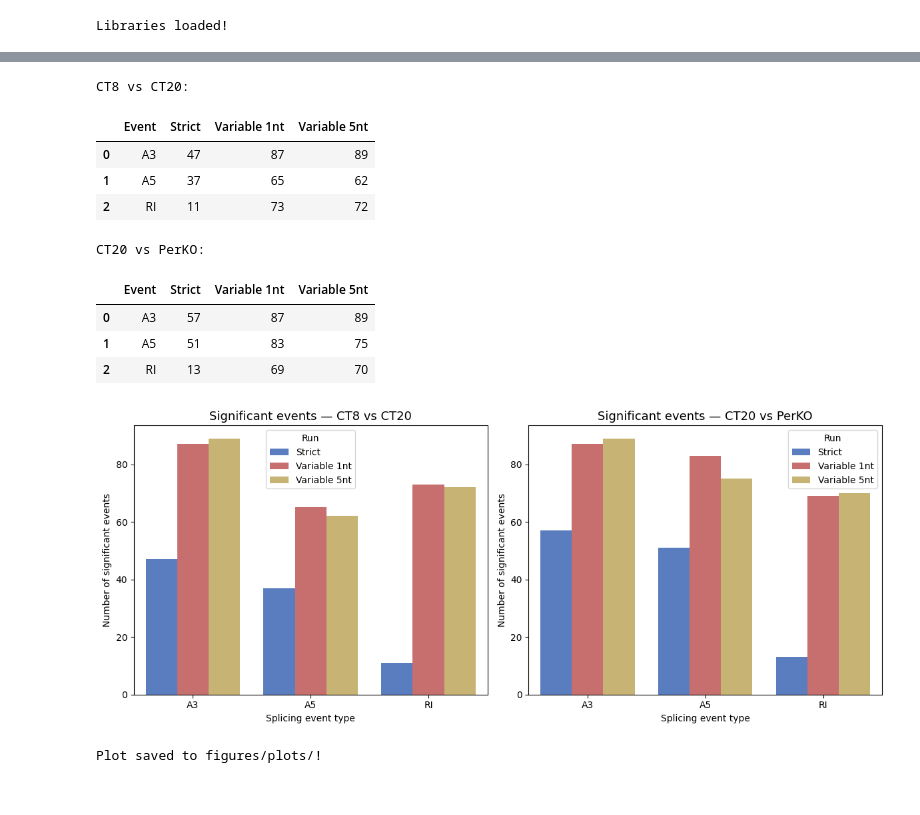
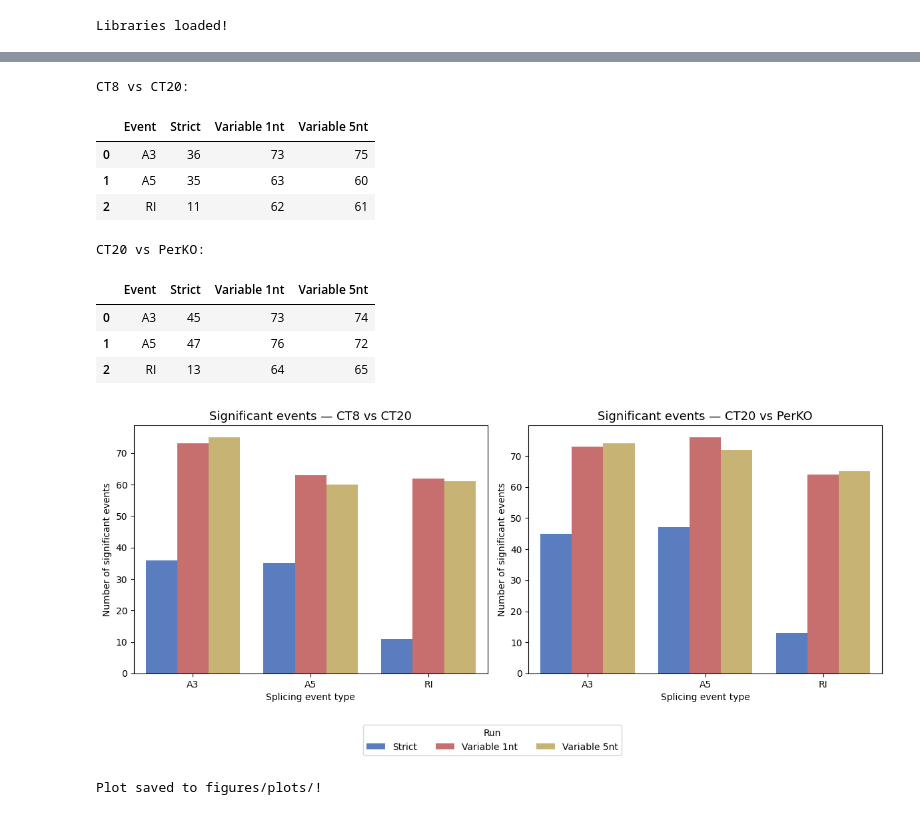
Before and after one commit to griceyrt/Internship, a Jupyter notebook: analysis/notebooks/02_barplots.ipynb, the cells around one changed output, grey strips where cells are left out. Drawn from its saved outputs; the diff is of its cells as text; code cells hidden in the pictures.

```diff
--- a/analysis/notebooks/02_barplots.ipynb
+++ b/analysis/notebooks/02_barplots.ipynb
@@ -25,18 +86,18 @@ display(df_ioe)
 # %%
-# Significant events CT8 vs CT20 (p < 0.05)
+# Significant events CT8 vs CT20 (p < 0.05, |dPSI| >= 0.1)
 data_ct8 = {
     "Event": ["A3", "A5", "RI"],
-    "Strict": [47, 37, 11],
-    "Variable 1nt": [87, 65, 73],
-    "Variable 5nt": [89, 62, 72],
+    "Strict":       [36, 35, 11],
+    "Variable 1nt": [73, 63, 62],
+    "Variable 5nt": [75, 60, 61],
 }
 
-# Significant events CT20 vs PerKO (p < 0.05)
+# Significant events CT20 vs PerKO (p < 0.05, |dPSI| >= 0.1)
 data_perko = {
     "Event": ["A3", "A5", "RI"],
-    "Strict": [57, 51, 13],
-    "Variable 1nt": [87, 83, 69],
-    "Variable 5nt": [89, 75, 70],
+    "Strict":       [45, 47, 13],
+    "Variable 1nt": [73, 76, 64],
+    "Variable 5nt": [74, 72, 65],
 }
 
 df_ct8 = pd.DataFrame(data_ct8)
@@ -49,47 +110,53 @@ display(df_perko)
 # %% [output]
 CT8 vs CT20:
 |  | Event | Strict | Variable 1nt | Variable 5nt |
-| 0 | A3 | 47 | 87 | 89 |
-| 1 | A5 | 37 | 65 | 62 |
-| 2 | RI | 11 | 73 | 72 |
+| 0 | A3 | 36 | 73 | 75 |
+| 1 | A5 | 35 | 63 | 60 |
+| 2 | RI | 11 | 62 | 61 |
 CT20 vs PerKO:
 |  | Event | Strict | Variable 1nt | Variable 5nt |
-| 0 | A3 | 57 | 87 | 89 |
-| 1 | A5 | 51 | 83 | 75 |
-| 2 | RI | 13 | 69 | 70 |
+| 0 | A3 | 45 | 73 | 74 |
+| 1 | A5 | 47 | 76 | 72 |
+| 2 | RI | 13 | 64 | 65 |
 # %%
 fig, axes = plt.subplots(1, 2, figsize=(12, 5))
 
 # Reshape data for seaborn
 df_ct8_melted = df_ct8.melt(id_vars="Event", var_name="Run", value_name="Count")
 df_perko_melted = df_perko.melt(id_vars="Event", var_name="Run", value_name="Count")
 
 # Colors
 # palette = {"Strict": "steelblue", "Variable 1nt": "salmon", "Variable 5nt": "mediumseagreen"}
 muted = sns.color_palette("muted")
 palette = {"Strict": muted[0], "Variable 1nt": muted[3], "Variable 5nt": muted[8]}
 
 # Plot 1 — CT8 vs CT20
 sns.barplot(data=df_ct8_melted, x="Event", y="Count", hue="Run",
             palette=palette, ax=axes[0])
 axes[0].set_title("Significant events — CT8 vs CT20", fontsize=13)
 axes[0].set_xlabel("Splicing event type")
 axes[0].set_ylabel("Number of significant events")
-axes[0].legend(title="Run")
 
 # Plot 2 — CT20 vs PerKO
 sns.barplot(data=df_perko_melted, x="Event", y="Count", hue="Run",
             palette=palette, ax=axes[1])
 axes[1].set_title("Significant events — CT20 vs PerKO", fontsize=13)
 axes[1].set_xlabel("Splicing event type")
 axes[1].set_ylabel("Number of significant events")
-axes[1].legend(title="Run")
+
+axes[0].get_legend().remove()
+axes[1].get_legend().remove()
+
+handles, labels = axes[0].get_legend_handles_labels()
+fig.legend(handles, labels, title="Run", loc="lower center",
+           ncol=3, bbox_to_anchor=(0.5, -0.08))
 
 plt.tight_layout()
+plt.subplots_adjust(bottom=0.18)
 plt.savefig("../../figures/plots/barplot_strict_vs_variable.png", dpi=150, bbox_inches="tight")
 plt.show()
 
 print("Plot saved to figures/plots/!")
 # %% [output]
-[figure, old version]
+[figure, new version]
 Plot saved to figures/plots/!
```
Also changed, not shown: parts of 4 cells of this notebook, 5 other files.
